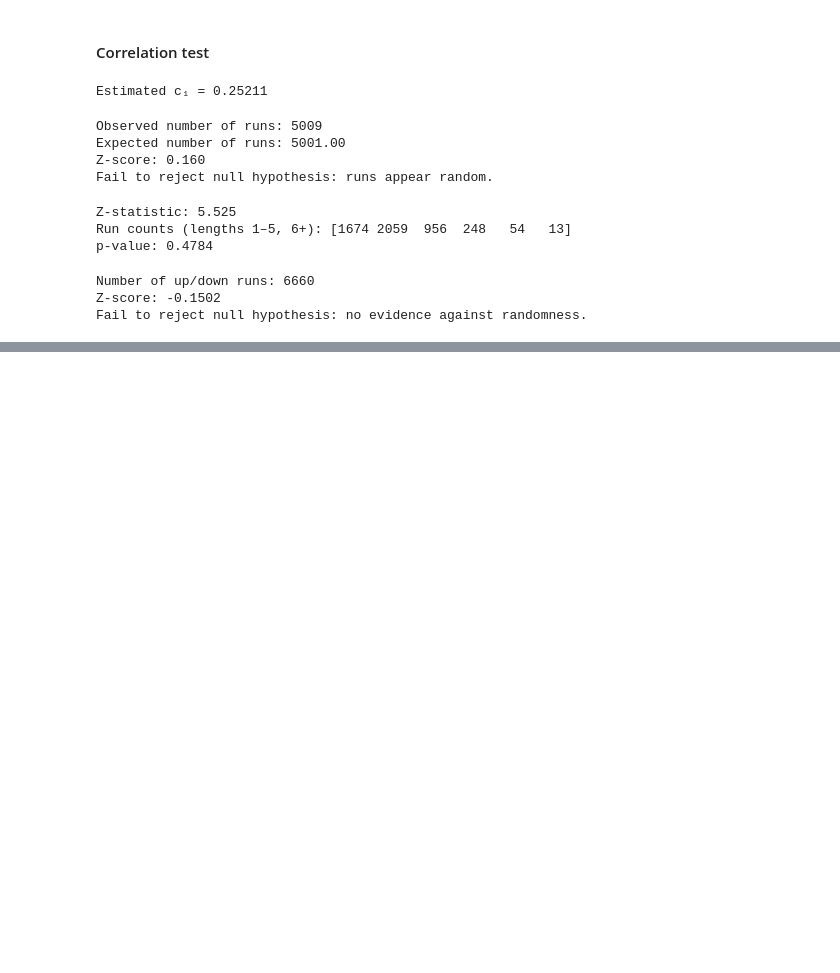
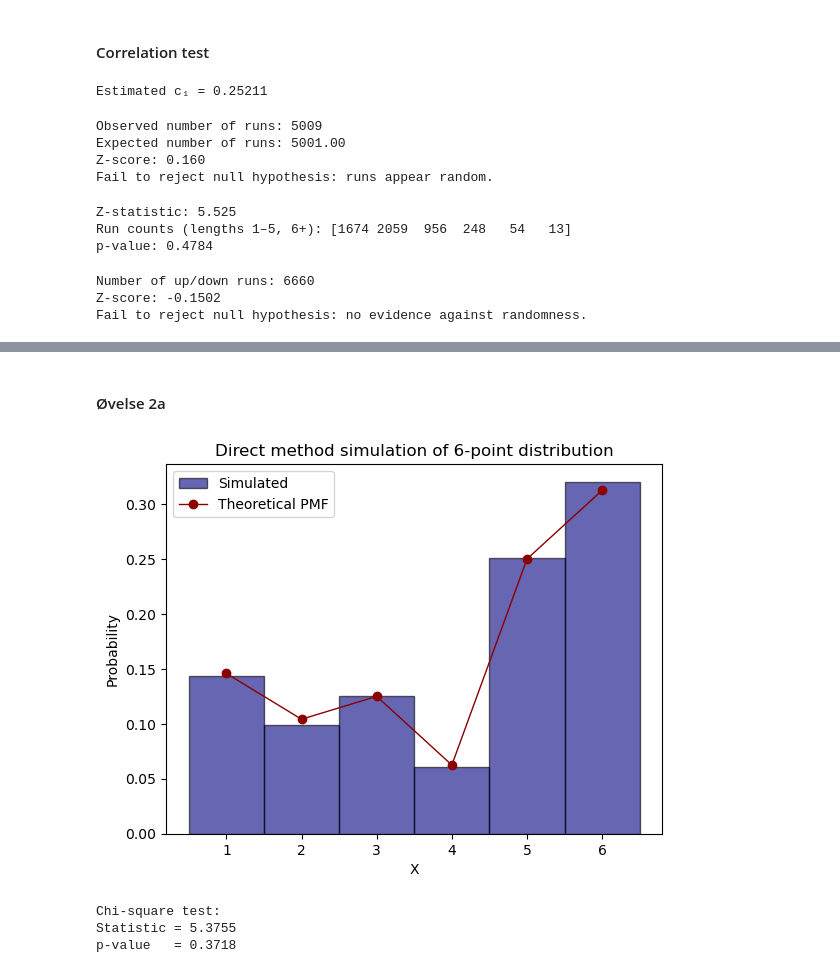
Before and after one commit to rikkeals/Stochastic_Simulation, a Jupyter notebook: Exercises.ipynb, the cells around one changed output, grey strips where cells are left out. Saved outputs shown, nothing was run; the diff lists cells and outputs as text; code cells hidden in the pictures; blank space fills up the shorter version.

```diff
--- a/Exercises.ipynb
+++ b/Exercises.ipynb
@@ -672,0 +739,46 @@ Fail to reject null hypothesis: no evidence against randomness.
+# %% [markdown]
+#### Øvelse 2a
+# %%
+import numpy as np
+import matplotlib.pyplot as plt
+from scipy.stats import chisquare
+
+np.random.seed(237)
+
+# Values and probabilities
+X_values = np.array([1, 2, 3, 4, 5, 6])
+probs = np.array([7, 5, 6, 3, 12, 15]) / 48
+cdf = np.cumsum(probs)
+
+# Simulate using inverse transform
+n = 10000
+U = np.random.rand(n)
+samples = np.zeros(n)
+
+for i, u in enumerate(U):
+    samples[i] = X_values[np.searchsorted(cdf, u)]
+
+# Plot histogram
+plt.hist(samples, bins=np.arange(1, 8)-0.5, edgecolor='black', density=True, label='Simulated', alpha=0.6, color='navy')
+plt.xticks(X_values)
+plt.plot(X_values, probs, 'o-', label='Theoretical PMF',color='darkred', linewidth=1)
+plt.title('Direct method simulation of 6-point distribution')
+plt.xlabel('X')
+plt.ylabel('Probability')
+plt.legend()
+plt.show()
+
+# Chi-square test
+observed_counts = np.array([(samples == x).sum() for x in X_values])
+expected_counts = probs * n
+chi_stat, p_value = chisquare(f_obs=observed_counts, f_exp=expected_counts)
+
+# Output result
+print("Chi-square test:")
+print(f"Statistic = {chi_stat:.4f}")
+print(f"p-value   = {p_value:.4f}")
+# %% [output]
+[figure, added]
+Chi-square test:
+Statistic = 5.3755
+p-value   = 0.3718
```
Also changed, not shown: parts of 12 cells of this notebook, 1 other file.
